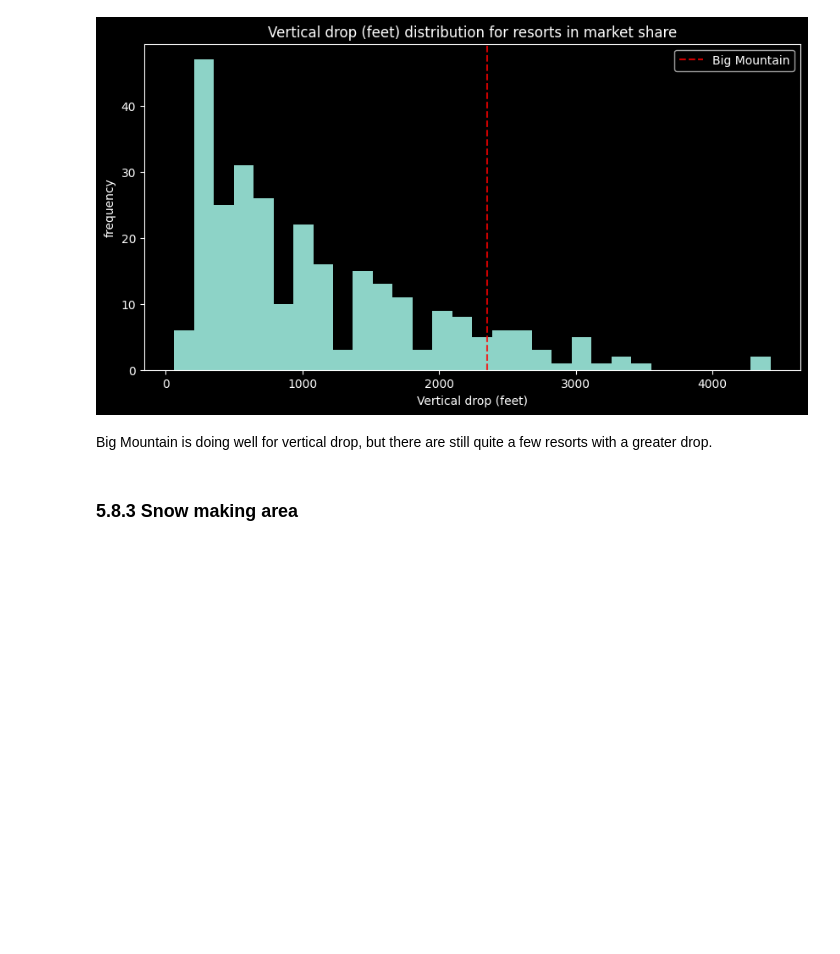
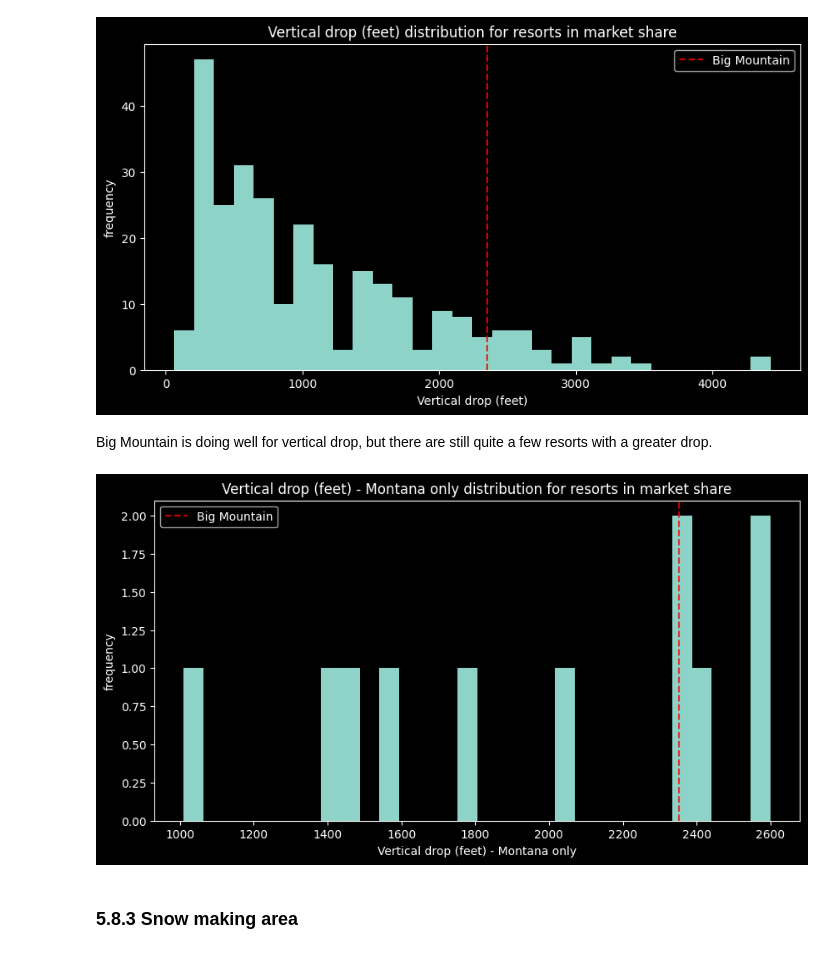
Before and after one commit to cmazzini/DataScienceGuidedCapstone, a Jupyter notebook: Notebooks/05_modeling.ipynb, the cells around one changed output. Drawn from its saved outputs; the diff is of its cells as text; code cells hidden in the pictures; blank space fills up the shorter version.

Commit message:
state plots

```diff
--- a/Notebooks/05_modeling.ipynb
+++ b/Notebooks/05_modeling.ipynb
@@ -210,6 +210,10 @@ plot_compare('vertical_drop', 'Vertical drop (feet)')
 [figure]
 # %% [markdown]
 Big Mountain is doing well for vertical drop, but there are still quite a few resorts with a greater drop.
+# %%
+plot_compare('vertical_drop', 'Vertical drop (feet) - Montana only', state='Montana')
+# %% [output]
+[figure, added]
 # %% [markdown]
 ### 5.8.3 Snow making area<a id='5.8.3_Snow_making_area'></a>
 # %%
```
Also changed, not shown: parts of 7 cells of this notebook.
